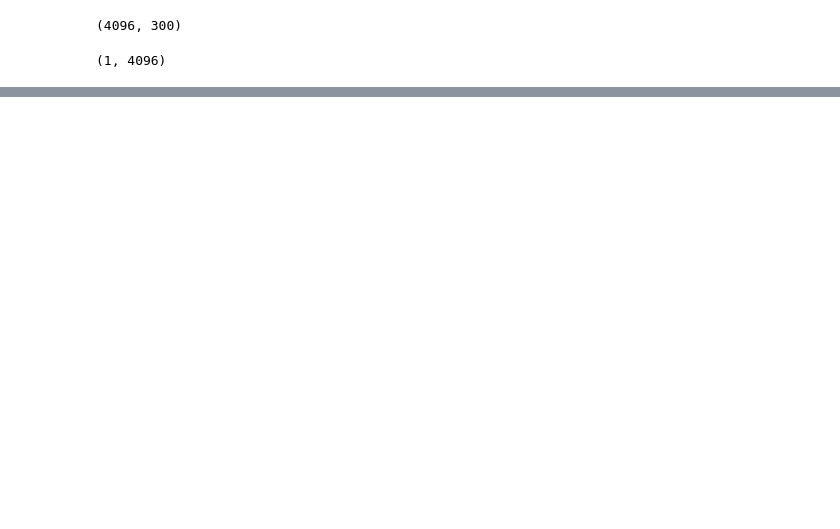
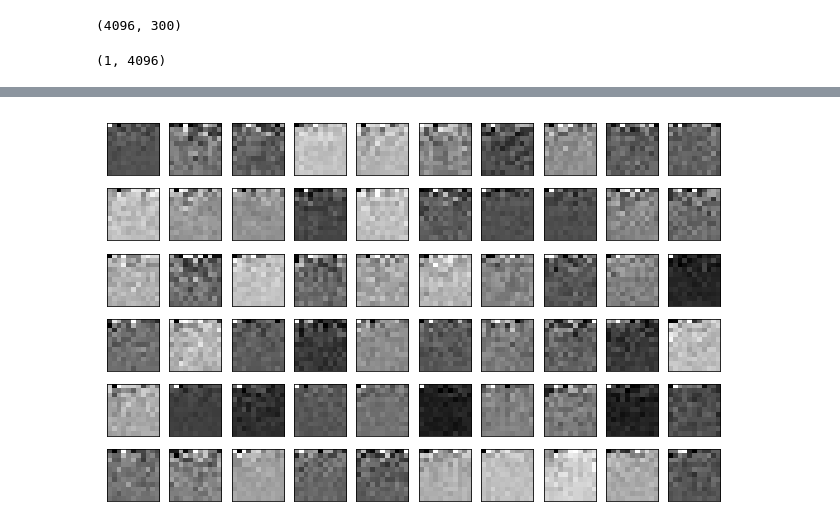
Before and after one commit to championballer/ComputerVision, a Jupyter notebook: Face Recognition .ipynb, the cells around one changed output, grey strips where cells are left out. Cells and saved outputs as stored; diff of their text form; code cells hidden in the pictures; blank space fills up the shorter version.

```diff
--- a/Face Recognition .ipynb
+++ b/Face Recognition .ipynb
@@ -120,0 +110,10 @@ Xtrain_pca.shape
+# %%
+def show_orignal_images(pixels):
+    fig, axes = plt.subplots(6, 10, figsize=(11, 7),subplot_kw={'xticks':[], 'yticks':[]})
+    for i, ax in enumerate(axes.flat):
+        ax.imshow(np.array(pixels)[i].reshape(11, 11), cmap='gray')
+    plt.show()
+# %%
+show_orignal_images(Xtrain_pca)
+# %% [output]
+[figure, added]
```
Also changed, not shown: parts of 12 cells of this notebook.
